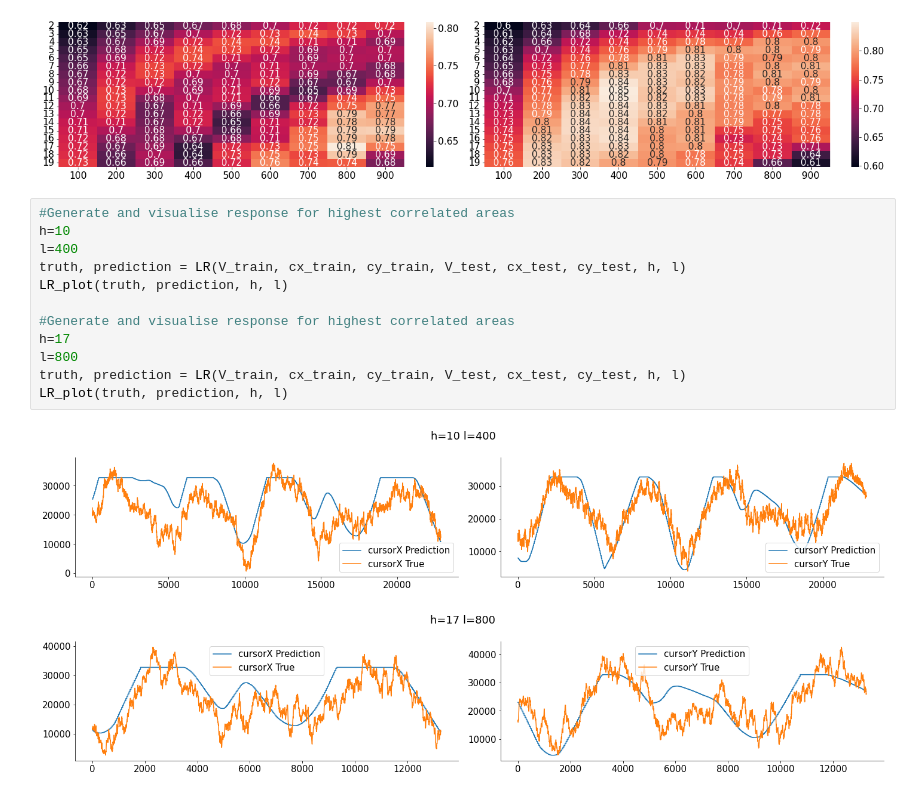
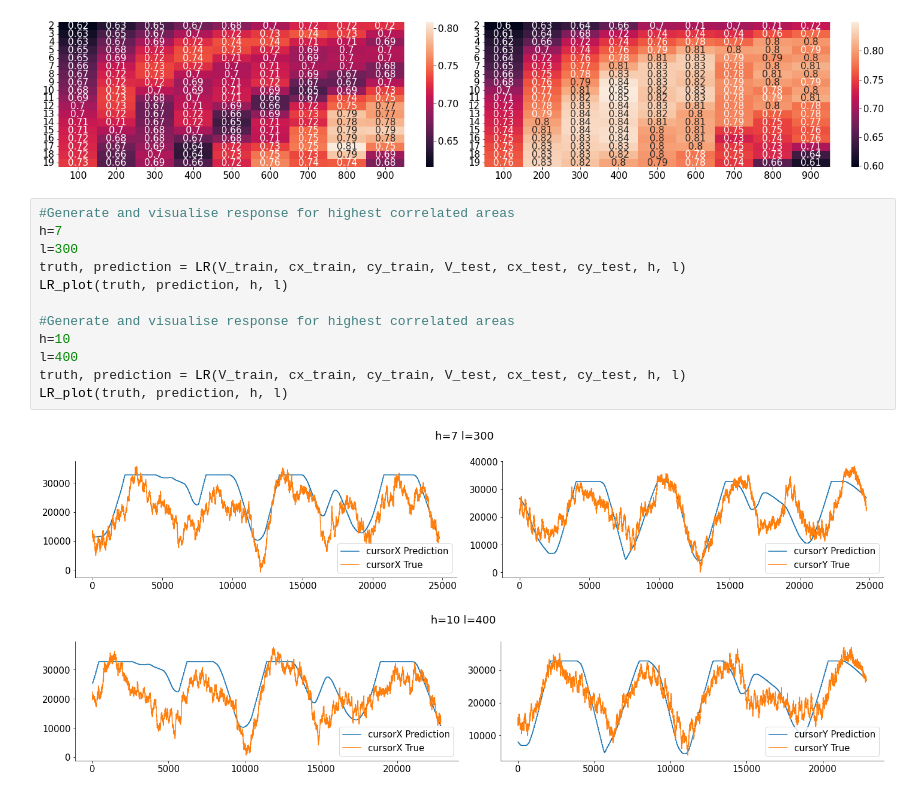
Before and after one commit to rnatarajan98/eCoG_Joystick_Analysis, a Jupyter notebook: GLM.ipynb, the cells around one changed output. Cells and saved outputs as stored; diff of their text form.

Commit message:
Visualised Trajectory for GLM

```diff
--- a/GLM.ipynb
+++ b/GLM.ipynb
@@ -260,17 +251,17 @@ sns.heatmap(corrs[1,:,:], annot=True, xticklabels=ls, yticklabels=hs)
 <AxesSubplot:>
 [figure]
 # %%
+#Generate and visualise response for highest correlated areas
+h=7
+l=300
+truth, prediction = LR(V_train, cx_train, cy_train, V_test, cx_test, cy_test, h, l)
+LR_plot(truth, prediction, h, l)
+
 #Generate and visualise response for highest correlated areas
 h=10
 l=400
 truth, prediction = LR(V_train, cx_train, cy_train, V_test, cx_test, cy_test, h, l)
 LR_plot(truth, prediction, h, l)
-
-#Generate and visualise response for highest correlated areas
-h=17
-l=800
-truth, prediction = LR(V_train, cx_train, cy_train, V_test, cx_test, cy_test, h, l)
-LR_plot(truth, prediction, h, l)
 # %% [output]
-[figure, old version]
+[figure, new version]
-[figure, old version]
+[figure, new version]
```
Also changed, not shown: parts of 3 cells of this notebook.
